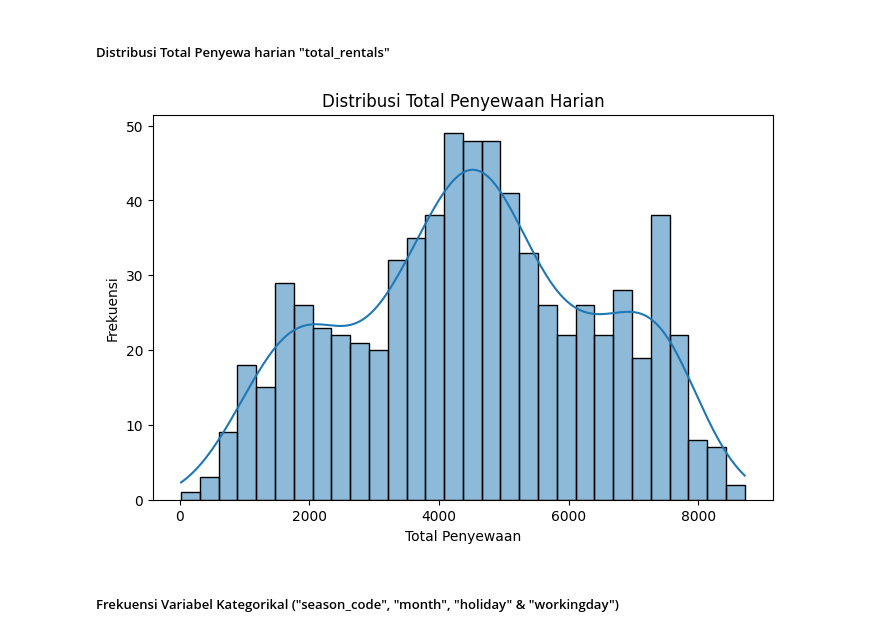
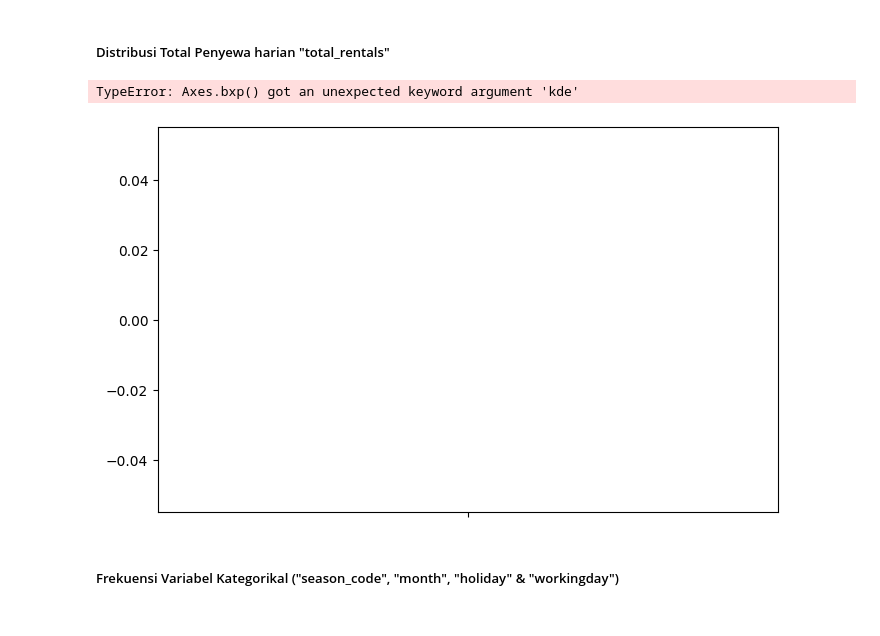
Before and after one commit to Fxf28/projek-analisis-data-1, a Jupyter notebook: notebook.ipynb, the cells around one changed output. Cells and saved outputs as stored; diff of their text form; code cells hidden in the pictures.

```diff
--- a/notebook.ipynb
+++ b/notebook.ipynb
@@ -1059,13 +1059,14 @@ days_df.describe(include="all")
 <h5>Distribusi Total Penyewa harian "total_rentals"</h5>
 # %%
 plt.figure(figsize=(8,5))
-sns.histplot(days_df["total_rentals"], bins=30, kde=True)
+sns.boxplot(days_df["total_rentals"], kde=True)
 plt.title("Distribusi Total Penyewaan Harian")
 plt.xlabel("Total Penyewaan")
 plt.ylabel("Frekuensi")
 plt.show()
 # %% [output]
+TypeError: Axes.bxp() got an unexpected keyword argument 'kde'
-[figure, old version]
+[figure, new version]
 # %% [markdown]
 <h5>Frekuensi Variabel Kategorikal ("season_code", "month", "holiday" & "workingday")</h5>
 # %%
```
Also changed, not shown: parts of 14 cells of this notebook, 1 other file.
